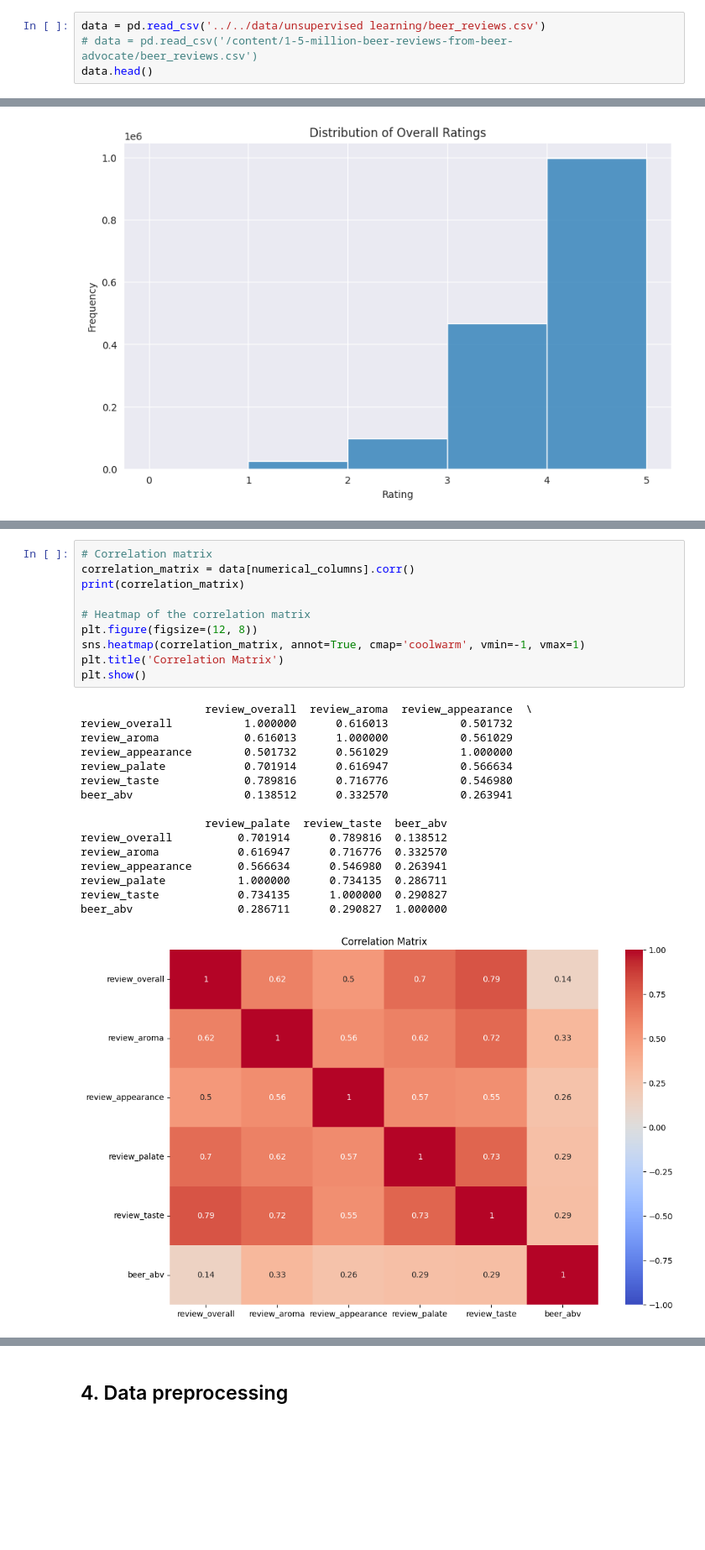
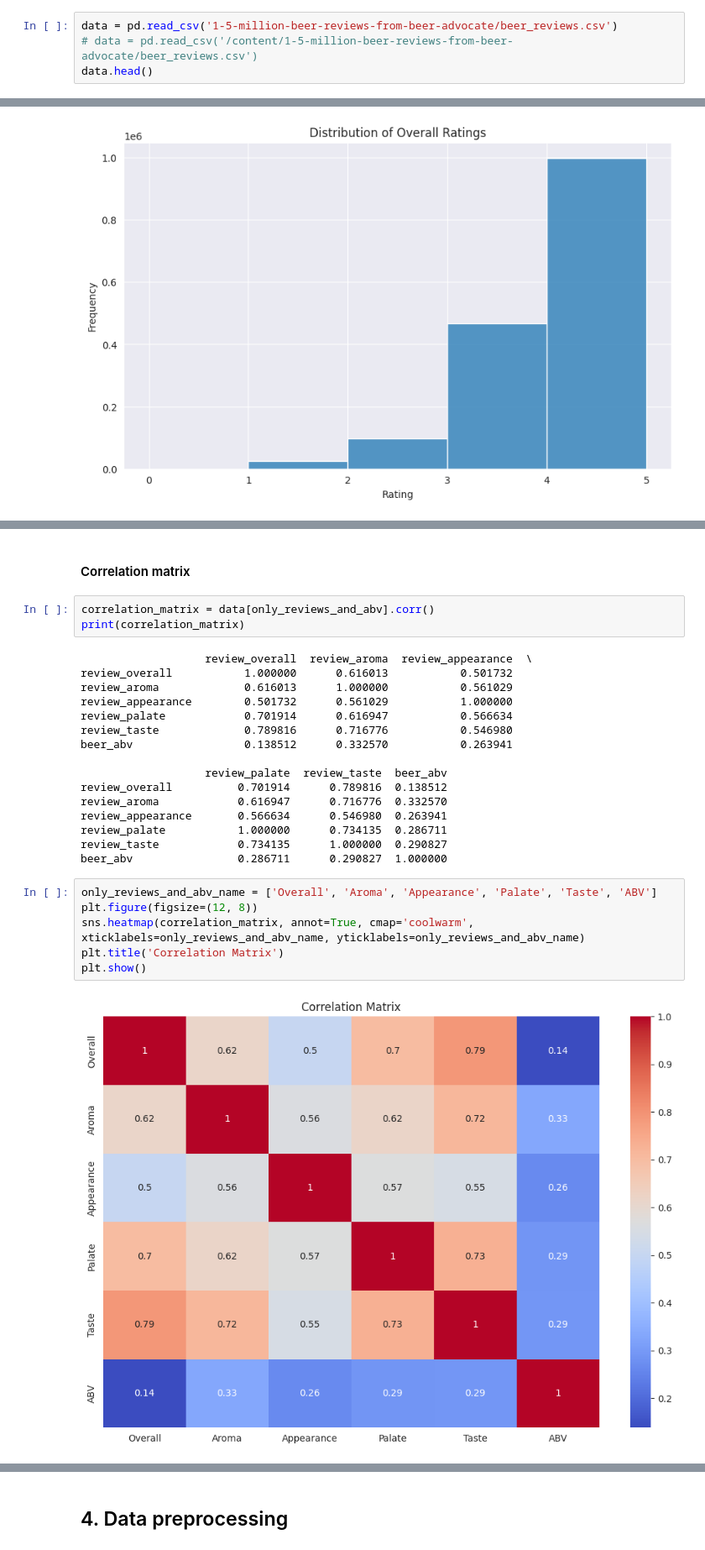
Before and after one commit to ElianaJunker/FTML_project, a Jupyter notebook: exercises/7 - application of unsupervised learning/7_application_of_unsupervised_learning.ipynb, the cells around one changed output, grey strips where cells are left out. Shown at 84% size. Drawn from its saved outputs; the diff is of its cells as text; blank space fills up the shorter version.

```diff
--- a/exercises/7 - application of unsupervised learning/7_application_of_unsupervised_learning.ipynb
+++ b/exercises/7 - application of unsupervised learning/7_application_of_unsupervised_learning.ipynb
@@ -73,5 +75,5 @@ Downloading 1-5-million-beer-reviews-from-beer-advocate.zip to ./1-5-million-bee
 # %%
-data = pd.read_csv('../../data/unsupervised learning/beer_reviews.csv')
+data = pd.read_csv('1-5-million-beer-reviews-from-beer-advocate/beer_reviews.csv')
 # data = pd.read_csv('/content/1-5-million-beer-reviews-from-beer-advocate/beer_reviews.csv')
 data.head()
 # %% [output]
@@ -260,27 +276,29 @@ plt.show()
+# %% [markdown]
+#### Correlation matrix
+# %%
+correlation_matrix = data[only_reviews_and_abv].corr()
+print(correlation_matrix)
+# %% [output]
+                   review_overall  review_aroma  review_appearance  \
+review_overall           1.000000      0.616013           0.501732
+review_aroma             0.616013      1.000000           0.561029
+review_appearance        0.501732      0.561029           1.000000
+review_palate            0.701914      0.616947           0.566634
+review_taste             0.789816      0.716776           0.546980
+beer_abv                 0.138512      0.332570           0.263941
+
+                   review_palate  review_taste  beer_abv
+review_overall          0.701914      0.789816  0.138512
+review_aroma            0.616947      0.716776  0.332570
+review_appearance       0.566634      0.546980  0.263941
+review_palate           1.000000      0.734135  0.286711
+review_taste            0.734135      1.000000  0.290827
+beer_abv                0.286711      0.290827  1.000000
 # %%
-# Correlation matrix
-correlation_matrix = data[numerical_columns].corr()
-print(correlation_matrix)
-
-# Heatmap of the correlation matrix
+only_reviews_and_abv_name = ['Overall', 'Aroma', 'Appearance', 'Palate', 'Taste', 'ABV']
 plt.figure(figsize=(12, 8))
-sns.heatmap(correlation_matrix, annot=True, cmap='coolwarm', vmin=-1, vmax=1)
+sns.heatmap(correlation_matrix, annot=True, cmap='coolwarm', xticklabels=only_reviews_and_abv_name, yticklabels=only_reviews_and_abv_name)
 plt.title('Correlation Matrix')
 plt.show()
 # %% [output]
-                   review_overall  review_aroma  review_appearance  \
-review_overall           1.000000      0.616013           0.501732
-review_aroma             0.616013      1.000000           0.561029
-review_appearance        0.501732      0.561029           1.000000
-review_palate            0.701914      0.616947           0.566634
-review_taste             0.789816      0.716776           0.546980
-beer_abv                 0.138512      0.332570           0.263941
-
-                   review_palate  review_taste  beer_abv
-review_overall          0.701914      0.789816  0.138512
-review_aroma            0.616947      0.716776  0.332570
-review_appearance       0.566634      0.546980  0.263941
-review_palate           1.000000      0.734135  0.286711
-review_taste            0.734135      1.000000  0.290827
-beer_abv                0.286711      0.290827  1.000000
-[figure, old version]
+[figure, new version]
```
Also changed, not shown: parts of 56 cells of this notebook.
